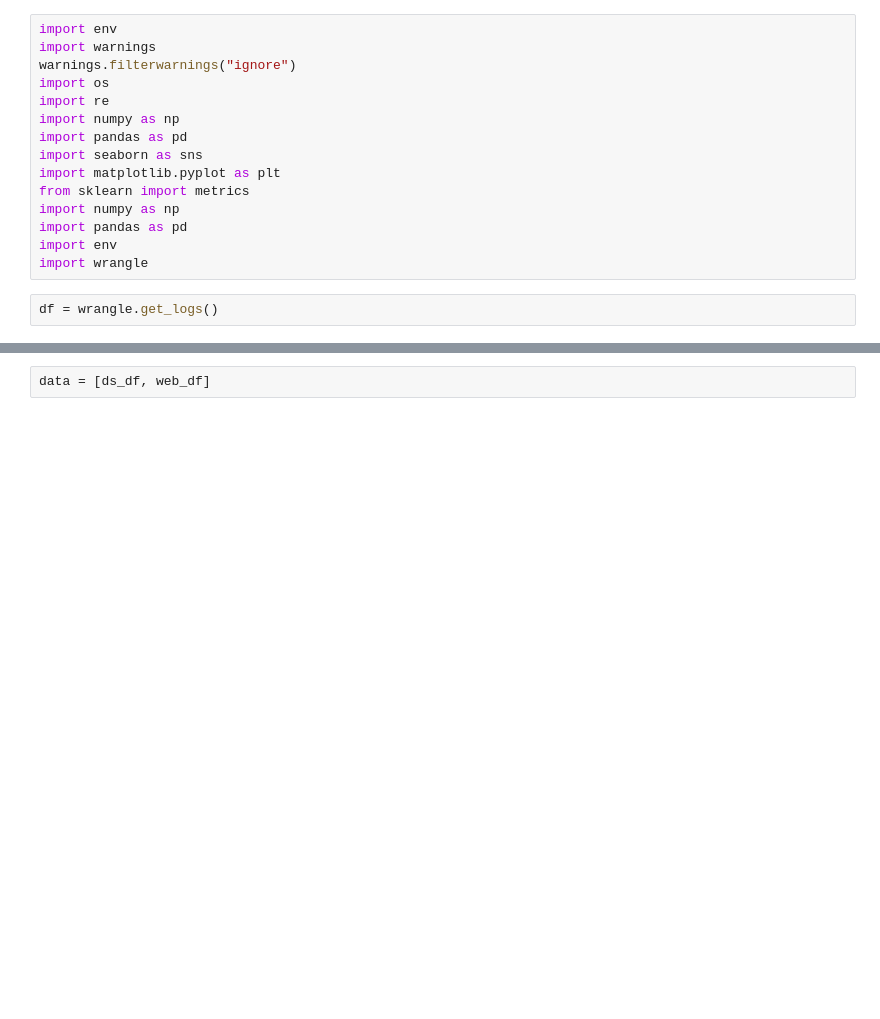
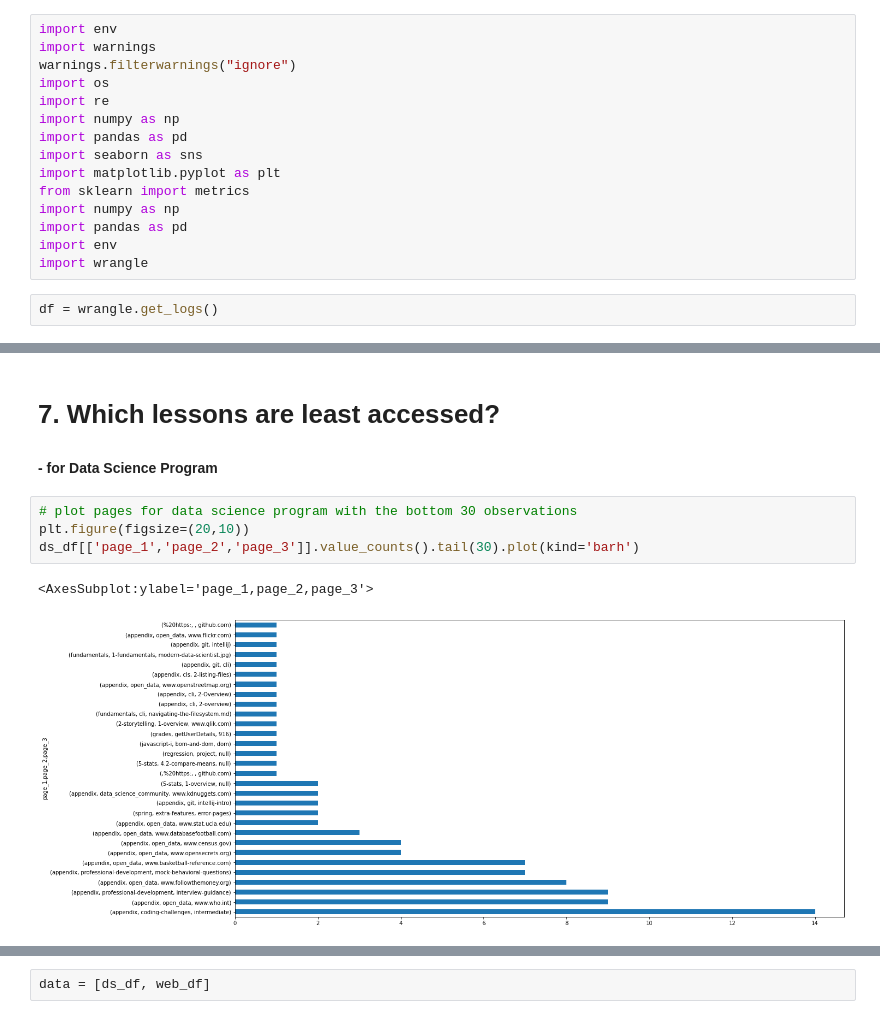
Before and after one commit to Team-Ferret-Kalpana/Logs_archive, a Jupyter notebook: Anomaly_Detection_Report.ipynb, the cells around one changed output, grey strips where cells are left out. Drawn from its saved outputs; the diff is of its cells as text; blank space fills up the shorter version.

```diff
--- a/Anomaly_Detection_Report.ipynb
+++ b/Anomaly_Detection_Report.ipynb
@@ -40,0 +104,16 @@ df.head()
+# %% [markdown]
+
+
+
+
+# 7. Which lessons are least accessed?
+
+
+#### - for Data Science Program
+# %%
+# plot pages for data science program with the bottom 30 observations
+plt.figure(figsize=(20,10))
+ds_df[['page_1','page_2','page_3']].value_counts().tail(30).plot(kind='barh')
+# %% [output]
+<AxesSubplot:ylabel='page_1,page_2,page_3'>
+[figure, added]
```
Also changed, not shown: parts of 26 cells of this notebook.
